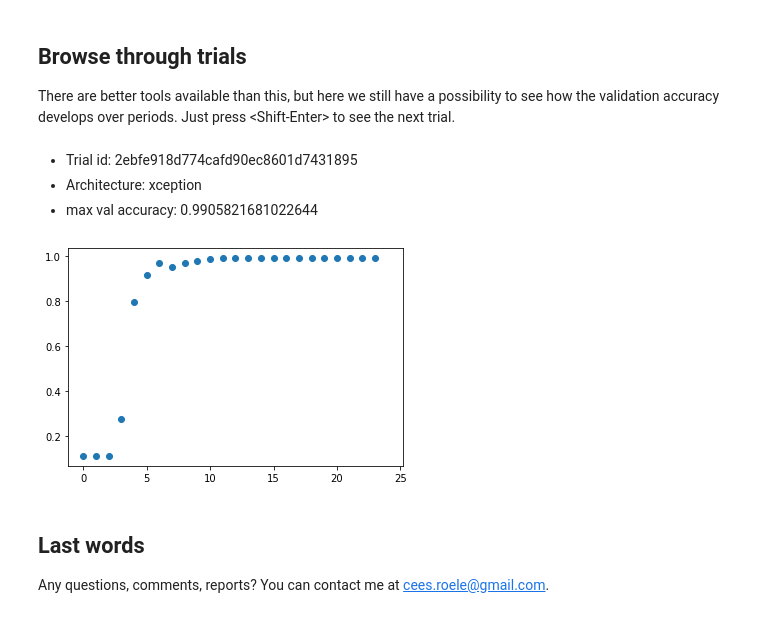
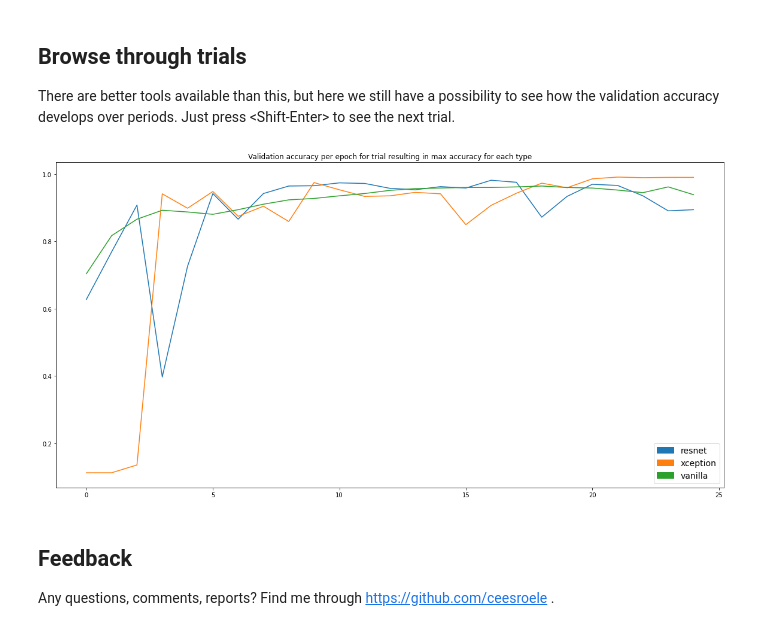
Before and after one commit to ceesroele/ak_searchspace, a Jupyter notebook: api-example.ipynb, the cells around one changed output. Drawn from its saved outputs; the diff is of its cells as text; code cells hidden in the pictures.

```diff
--- a/api-example.ipynb
+++ b/api-example.ipynb
@@ -257,13 +301,10 @@ max val accuracy: 0.9683219194412231
 
 There are better tools available than this, but here we still have a possibility to see how the validation accuracy develops over periods. Just press &lt;Shift-Enter&gt; to see the next trial.
 # %%
-aview.plot_trial_run(auto_trial=True)
+aview.plot_trial_run()
 # %% [output]
-Trial id: 2ebfe918d774cafd90ec8601d7431895
-Architecture: xception
-max val accuracy: 0.9905821681022644
-[figure, old version]
+[figure, new version]
-# %% [markdown]
-## Last words
-
-Any questions, comments, reports? You can contact me at cees.roele@gmail.com.
+# %% [markdown]
+## Feedback
+
+Any questions, comments, reports? Find me through [https://github.com/ceesroele](https://github.com/ceesroele) .
```
Also changed, not shown: parts of 22 cells of this notebook, 1 other file.
